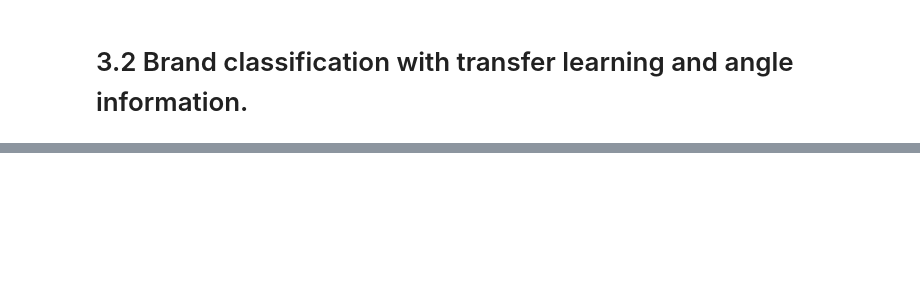
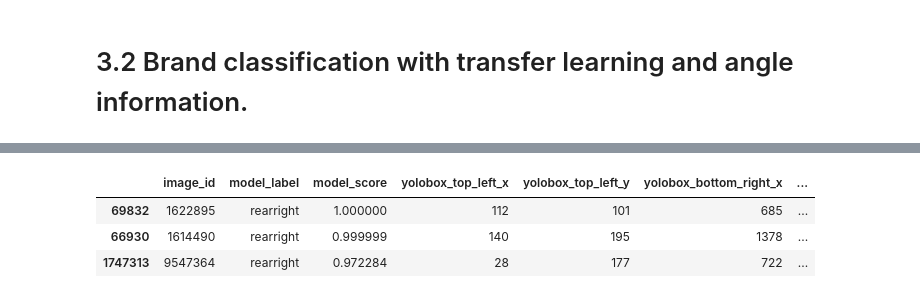
Before and after one commit to Frederic-P/automotive_project, a Jupyter notebook: notebooks/machine learning notebooks/3.2 - Brand classification: transfer learning (angled).ipynb, the cells around one changed output, grey strips where cells are left out. Saved outputs shown, nothing was run; the diff lists cells and outputs as text; code cells hidden in the pictures; blank space fills up the shorter version.

```diff
--- a/notebooks/machine learning notebooks/3.2 - Brand classification: transfer learning (angled).ipynb
+++ b/notebooks/machine learning notebooks/3.2 - Brand classification: transfer learning (angled).ipynb
@@ -52,0 +102,7 @@ KeyboardInterrupt:
+# %%
+traindata.sample(3)
+# %% [output]
+|  | image_id | model_label | model_score | yolobox_top_left_x | yolobox_top_left_y | yolobox_bottom_right_x | ... |
+| 69832 | 1622895 | rearright | 1.000000 | 112 | 101 | 685 | ... |
+| 66930 | 1614490 | rearright | 0.999999 | 140 | 195 | 1378 | ... |
+| 1747313 | 9547364 | rearright | 0.972284 | 28 | 177 | 722 | ... |
```
Also changed, not shown: parts of 15 cells of this notebook.
